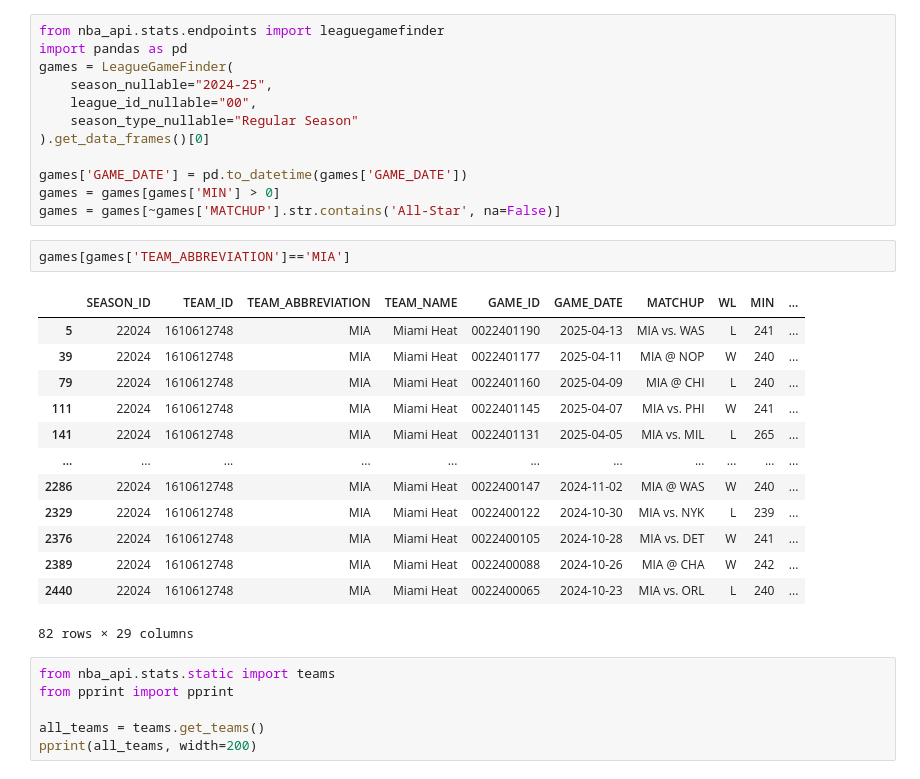
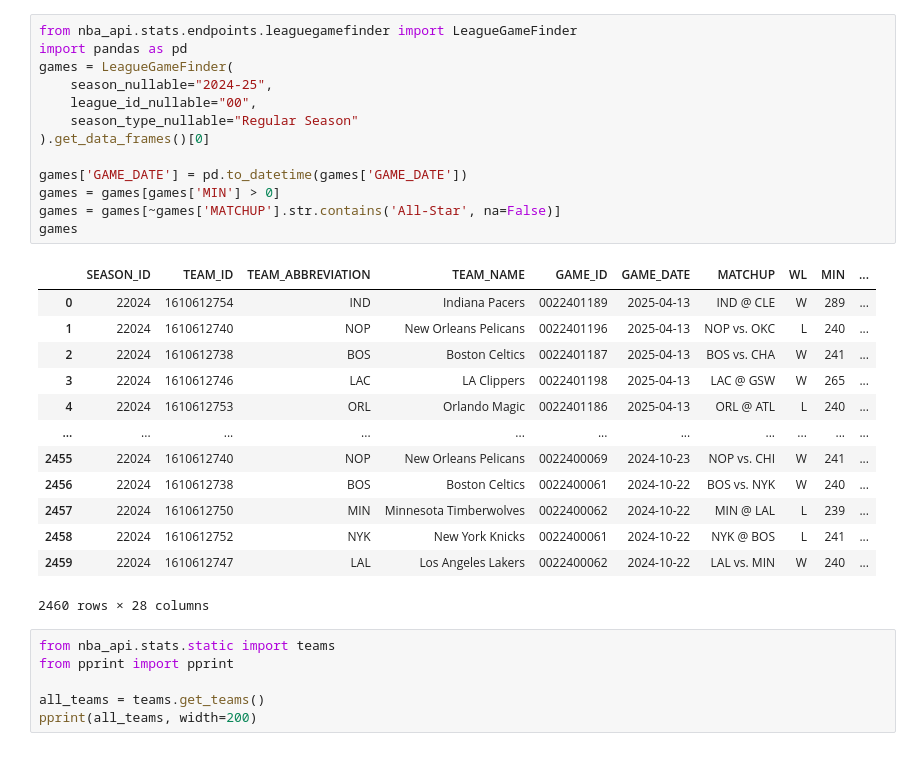
Before and after one commit to chihieu240205/NBA-project, a Jupyter notebook: mc.ipynb, the cells around one changed output. Cells and saved outputs as stored; diff of their text form.

```diff
--- a/mc.ipynb
+++ b/mc.ipynb
@@ -62,33 +58,32 @@ Requirement already satisfied: urllib3<3,>=1.21.1 in c:\users\ducta\anaconda3\en
 Requirement already satisfied: certifi>=2017.4.17 in c:\users\ducta\anaconda3\envs\cs418env\lib\site-packages (from requests<3.0.0,>=2.32.3->nba_api) (2024.12.14)
 Note: you may need to restart the kernel to use updated packages.
 # %%
-from nba_api.stats.endpoints import leaguegamefinder
+from nba_api.stats.endpoints.leaguegamefinder import LeagueGameFinder
 import pandas as pd
 games = LeagueGameFinder(
     season_nullable="2024-25",
     league_id_nullable="00",
     season_type_nullable="Regular Season"
 ).get_data_frames()[0]
 
 games['GAME_DATE'] = pd.to_datetime(games['GAME_DATE'])
 games = games[games['MIN'] > 0]
 games = games[~games['MATCHUP'].str.contains('All-Star', na=False)]
+games
+# %% [output]
+|  | SEASON_ID | TEAM_ID | TEAM_ABBREVIATION | TEAM_NAME | GAME_ID | GAME_DATE | MATCHUP | WL | MIN | ... |
+| 0 | 22024 | 1610612754 | IND | Indiana Pacers | 0022401189 | 2025-04-13 | IND @ CLE | W | 289 | ... |
+| 1 | 22024 | 1610612740 | NOP | New Orleans Pelicans | 0022401196 | 2025-04-13 | NOP vs. OKC | L | 240 | ... |
+| 2 | 22024 | 1610612738 | BOS | Boston Celtics | 0022401187 | 2025-04-13 | BOS vs. CHA | W | 241 | ... |
+| 3 | 22024 | 1610612746 | LAC | LA Clippers | 0022401198 | 2025-04-13 | LAC @ GSW | W | 265 | ... |
+| 4 | 22024 | 1610612753 | ORL | Orlando Magic | 0022401186 | 2025-04-13 | ORL @ ATL | L | 240 | ... |
+| ... | ... | ... | ... | ... | ... | ... | ... | ... | ... | ... |
+| 2455 | 22024 | 1610612740 | NOP | New Orleans Pelicans | 0022400069 | 2024-10-23 | NOP vs. CHI | W | 241 | ... |
+| 2456 | 22024 | 1610612738 | BOS | Boston Celtics | 0022400061 | 2024-10-22 | BOS vs. NYK | W | 240 | ... |
+| 2457 | 22024 | 1610612750 | MIN | Minnesota Timberwolves | 0022400062 | 2024-10-22 | MIN @ LAL | L | 239 | ... |
+| 2458 | 22024 | 1610612752 | NYK | New York Knicks | 0022400061 | 2024-10-22 | NYK @ BOS | L | 241 | ... |
+| 2459 | 22024 | 1610612747 | LAL | Los Angeles Lakers | 0022400062 | 2024-10-22 | LAL vs. MIN | W | 240 | ... |
+2460 rows × 28 columns
-# %%
-games[games['TEAM_ABBREVIATION']=='MIA']
-# %% [output]
-|  | SEASON_ID | TEAM_ID | TEAM_ABBREVIATION | TEAM_NAME | GAME_ID | GAME_DATE | MATCHUP | WL | MIN | ... |
-| 5 | 22024 | 1610612748 | MIA | Miami Heat | 0022401190 | 2025-04-13 | MIA vs. WAS | L | 241 | ... |
-| 39 | 22024 | 1610612748 | MIA | Miami Heat | 0022401177 | 2025-04-11 | MIA @ NOP | W | 240 | ... |
-| 79 | 22024 | 1610612748 | MIA | Miami Heat | 0022401160 | 2025-04-09 | MIA @ CHI | L | 240 | ... |
-| 111 | 22024 | 1610612748 | MIA | Miami Heat | 0022401145 | 2025-04-07 | MIA vs. PHI | W | 241 | ... |
-| 141 | 22024 | 1610612748 | MIA | Miami Heat | 0022401131 | 2025-04-05 | MIA vs. MIL | L | 265 | ... |
-| ... | ... | ... | ... | ... | ... | ... | ... | ... | ... | ... |
-| 2286 | 22024 | 1610612748 | MIA | Miami Heat | 0022400147 | 2024-11-02 | MIA @ WAS | W | 240 | ... |
-| 2329 | 22024 | 1610612748 | MIA | Miami Heat | 0022400122 | 2024-10-30 | MIA vs. NYK | L | 239 | ... |
-| 2376 | 22024 | 1610612748 | MIA | Miami Heat | 0022400105 | 2024-10-28 | MIA vs. DET | W | 241 | ... |
-| 2389 | 22024 | 1610612748 | MIA | Miami Heat | 0022400088 | 2024-10-26 | MIA @ CHA | W | 242 | ... |
-| 2440 | 22024 | 1610612748 | MIA | Miami Heat | 0022400065 | 2024-10-23 | MIA vs. ORL | L | 240 | ... |
-82 rows × 29 columns
 # %%
 from nba_api.stats.static import teams
 from pprint import pprint
```
Also changed, not shown: parts of 9 cells of this notebook.
